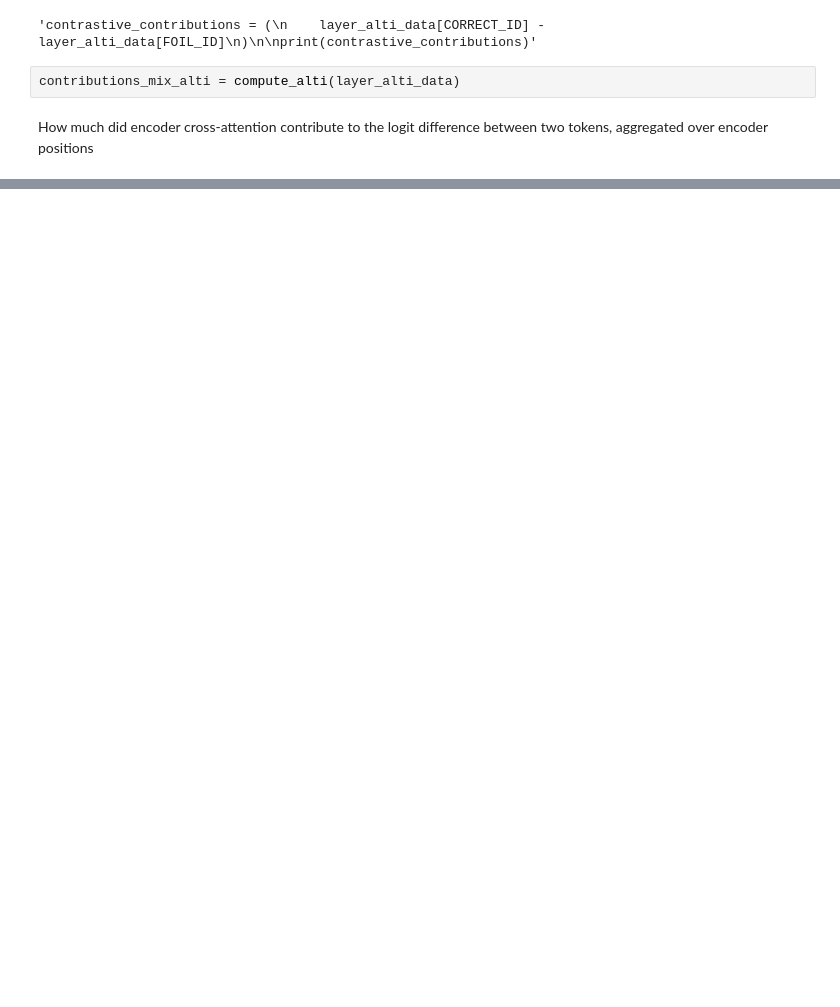
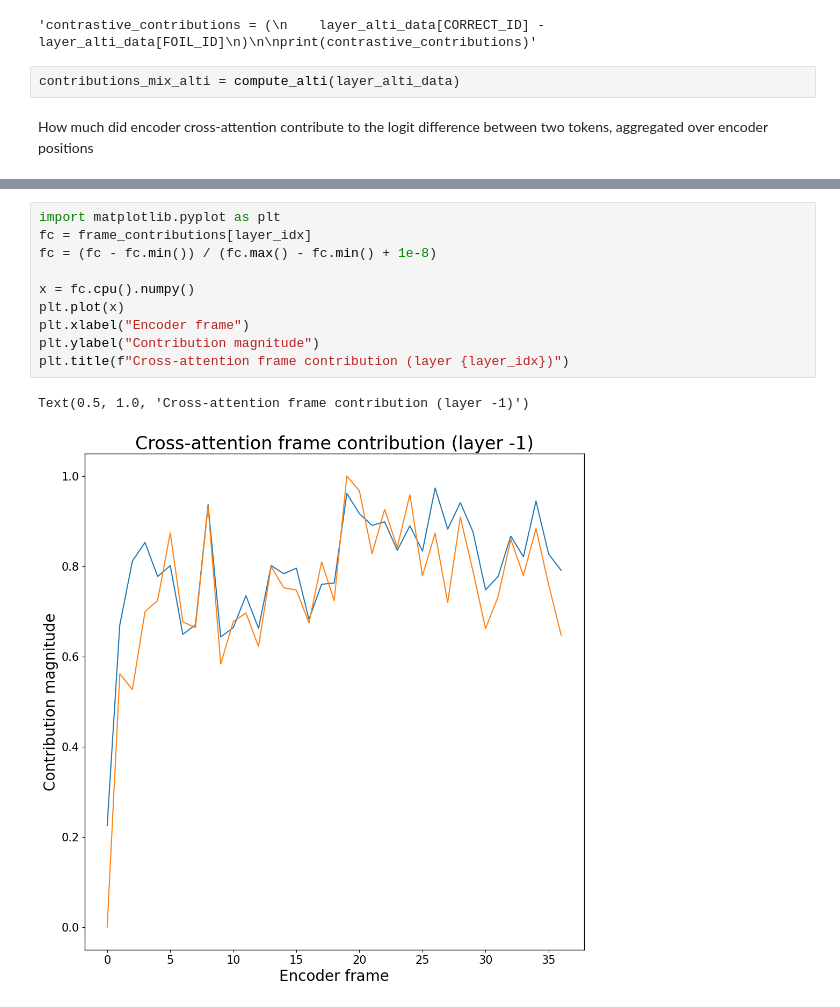
Before and after one commit to NNG0/logit-explanations-speech-recognition, a Jupyter notebook: test_whisper.ipynb, the cells around one changed output, grey strips where cells are left out. Saved outputs shown, nothing was run; the diff lists cells and outputs as text; blank space fills up the shorter version.

```diff
--- a/test_whisper.ipynb
+++ b/test_whisper.ipynb
@@ -200,0 +225,13 @@ sns.heatmap(df, cmap="Blues", square=True)
+# %%
+import matplotlib.pyplot as plt
+fc = frame_contributions[layer_idx]
+fc = (fc - fc.min()) / (fc.max() - fc.min() + 1e-8)
+
+x = fc.cpu().numpy()
+plt.plot(x)
+plt.xlabel("Encoder frame")
+plt.ylabel("Contribution magnitude")
+plt.title(f"Cross-attention frame contribution (layer {layer_idx})")
+# %% [output]
+Text(0.5, 1.0, 'Cross-attention frame contribution (layer -1)')
+[figure, added]
```
Also changed, not shown: parts of 5 cells of this notebook, 1 other file.
